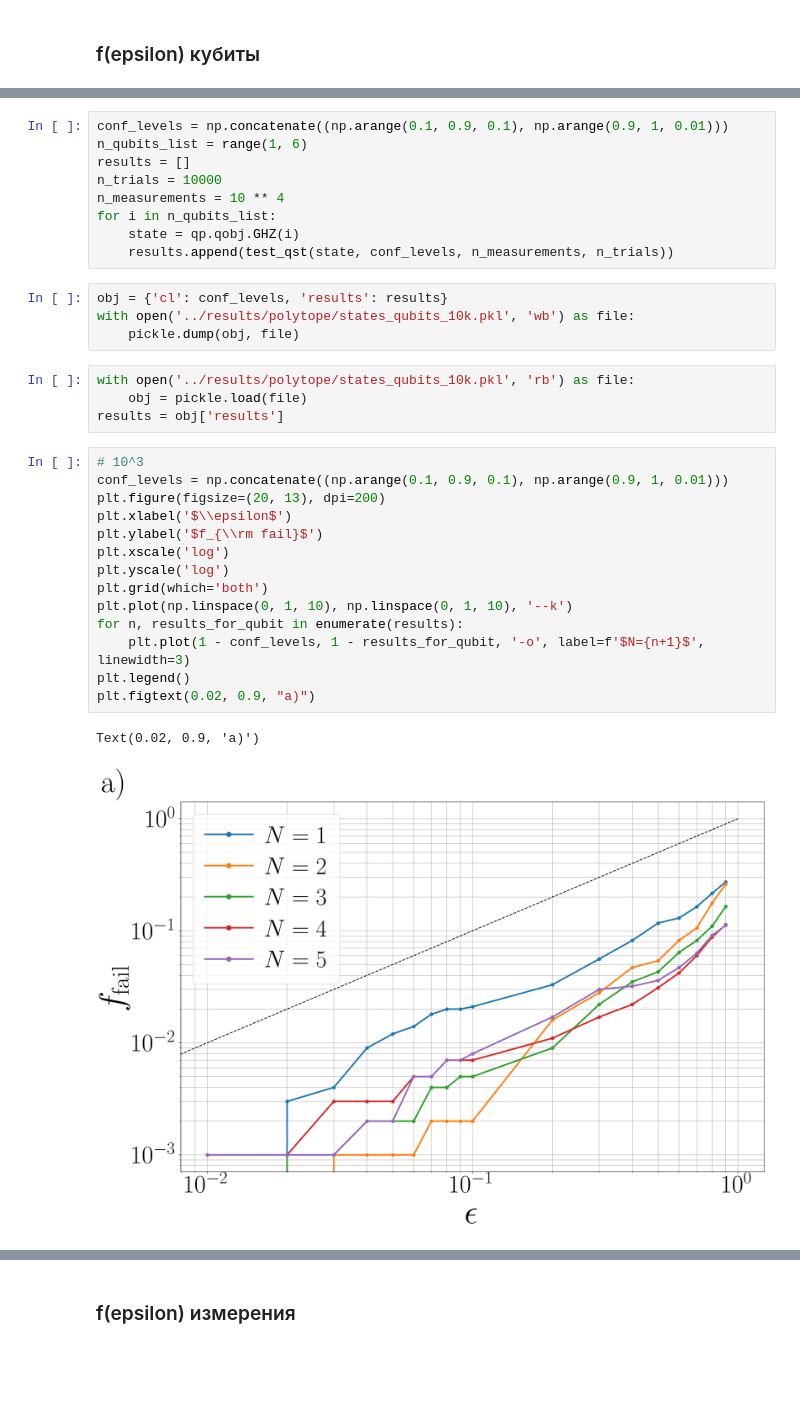
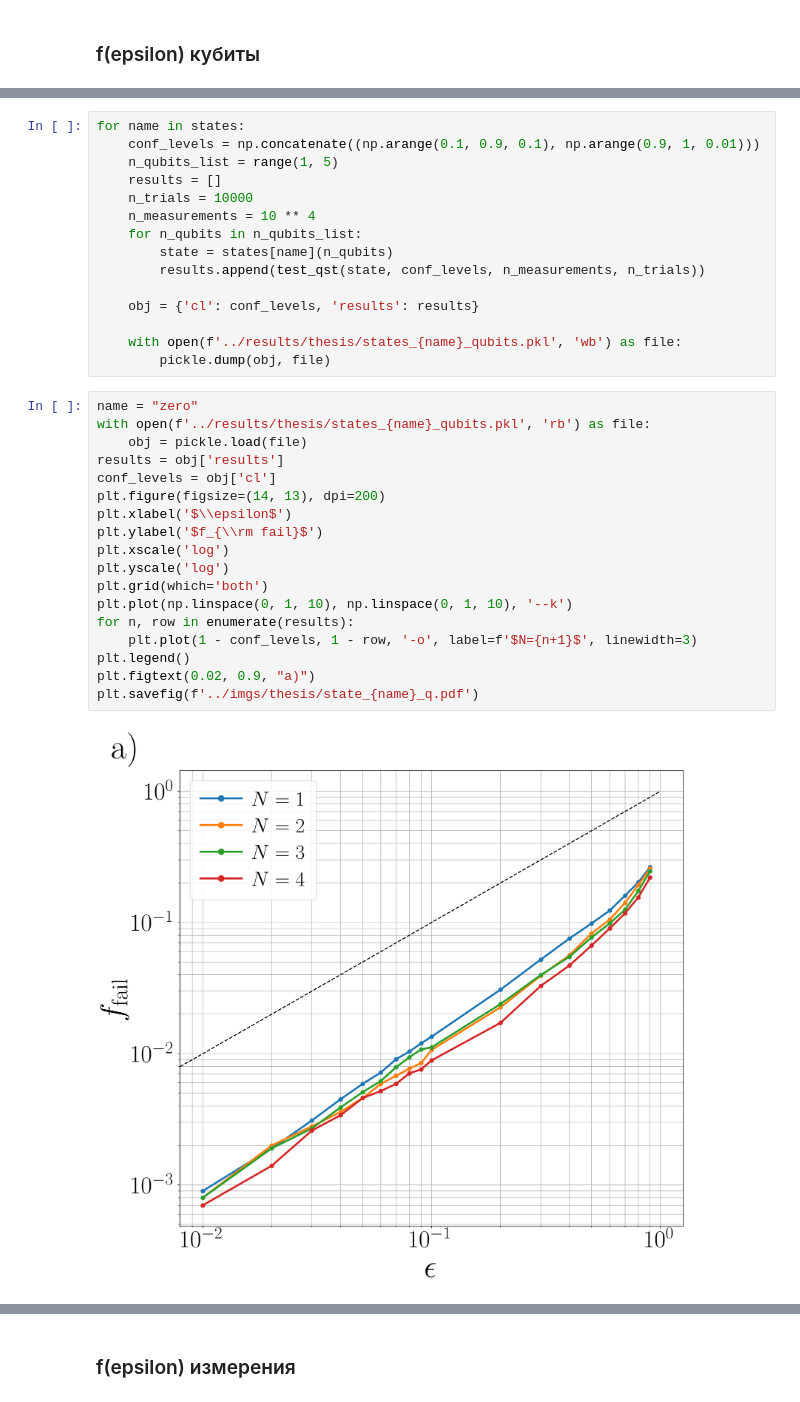
Before and after one commit to nordmtr/quantpy, a Jupyter notebook: notebooks/Sandbox.ipynb, the cells around one changed output, grey strips where cells are left out. Drawn from its saved outputs; the diff is of its cells as text; blank space fills up the shorter version.

```diff
--- a/notebooks/Sandbox.ipynb
+++ b/notebooks/Sandbox.ipynb
@@ -358,34 +389,35 @@ def test_qpt(channel, conf_levels, n_measurements=1000, n_trials=1000):
 # %%
-conf_levels = np.concatenate((np.arange(0.1, 0.9, 0.1), np.arange(0.9, 1, 0.01)))
-n_qubits_list = range(1, 6)
-results = []
-n_trials = 10000
-n_measurements = 10 ** 4
-for i in n_qubits_list:
-    state = qp.qobj.GHZ(i)
-    results.append(test_qst(state, conf_levels, n_measurements, n_trials))
+for name in states:
+    conf_levels = np.concatenate((np.arange(0.1, 0.9, 0.1), np.arange(0.9, 1, 0.01)))
+    n_qubits_list = range(1, 5)
+    results = []
+    n_trials = 10000
+    n_measurements = 10 ** 4
+    for n_qubits in n_qubits_list:
+        state = states[name](n_qubits)
+        results.append(test_qst(state, conf_levels, n_measurements, n_trials))
+
+    obj = {'cl': conf_levels, 'results': results}
+
+    with open(f'../results/thesis/states_{name}_qubits.pkl', 'wb') as file:
+        pickle.dump(obj, file)
-# %%
-obj = {'cl': conf_levels, 'results': results}
-with open('../results/polytope/states_qubits_10k.pkl', 'wb') as file:
-    pickle.dump(obj, file)
-# %%
-with open('../results/polytope/states_qubits_10k.pkl', 'rb') as file:
-    obj = pickle.load(file)
-results = obj['results']
 # %%
-# 10^3
-conf_levels = np.concatenate((np.arange(0.1, 0.9, 0.1), np.arange(0.9, 1, 0.01)))
-plt.figure(figsize=(20, 13), dpi=200)
+name = "zero"
+with open(f'../results/thesis/states_{name}_qubits.pkl', 'rb') as file:
+    obj = pickle.load(file)
+results = obj['results']
+conf_levels = obj['cl']
+plt.figure(figsize=(14, 13), dpi=200)
 plt.xlabel('$\\epsilon$')
 plt.ylabel('$f_{\\rm fail}$')
 plt.xscale('log')
 plt.yscale('log')
 plt.grid(which='both')
 plt.plot(np.linspace(0, 1, 10), np.linspace(0, 1, 10), '--k')
-for n, results_for_qubit in enumerate(results):
-    plt.plot(1 - conf_levels, 1 - results_for_qubit, '-o', label=f'$N={n+1}$', linewidth=3)
+for n, row in enumerate(results):
+    plt.plot(1 - conf_levels, 1 - row, '-o', label=f'$N={n+1}$', linewidth=3)
 plt.legend()
 plt.figtext(0.02, 0.9, "a)")
+plt.savefig(f'../imgs/thesis/state_{name}_q.pdf')
 # %% [output]
-Text(0.02, 0.9, 'a)')
-[figure, old version]
+[figure, new version]
```
Also changed, not shown: parts of 19 cells of this notebook, 26 other files.
